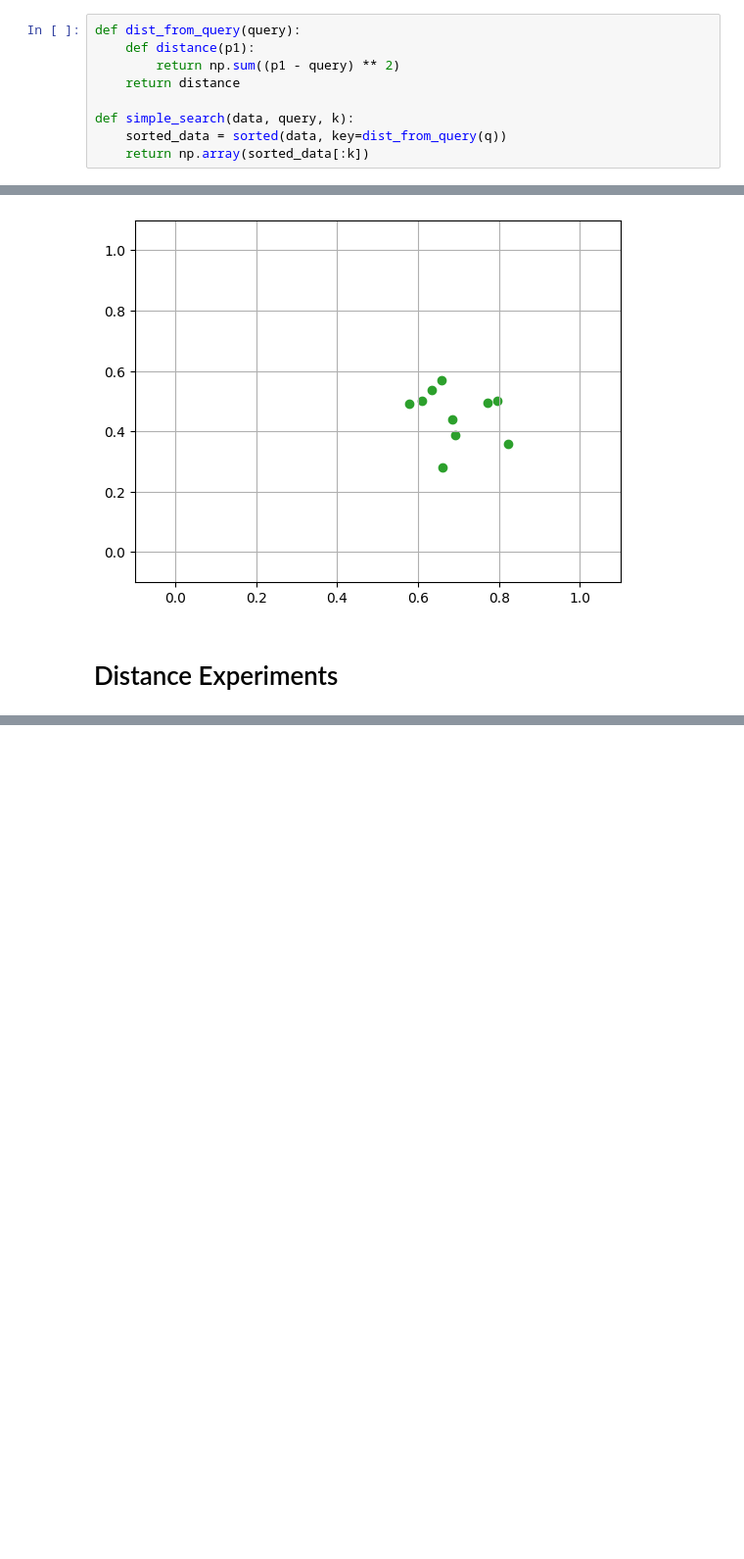
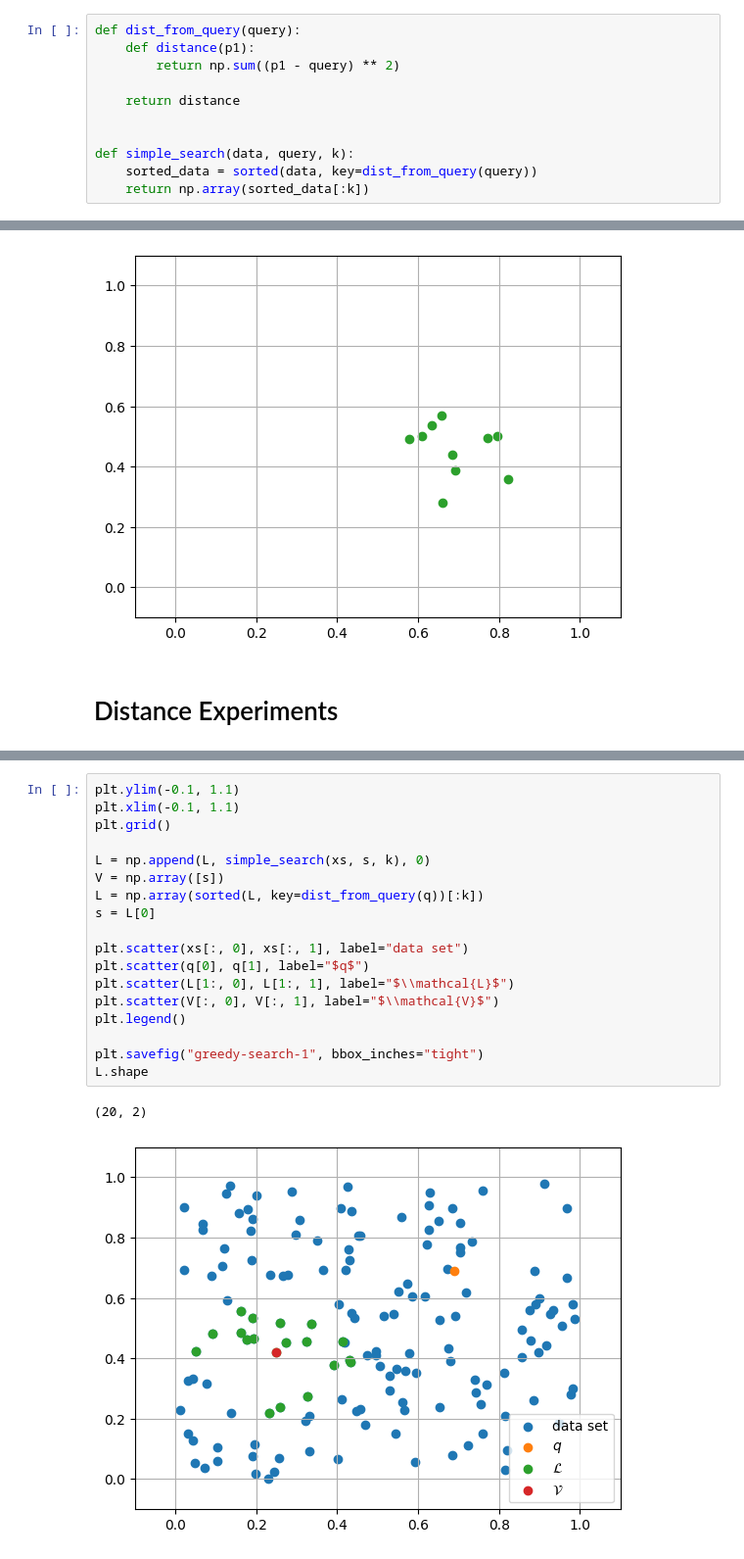
Before and after one commit to nngerncham/swanns, a Jupyter notebook: slides/images/ImageGen.ipynb, the cells around one changed output, grey strips where cells are left out. Shown at 98% size. Saved outputs shown, nothing was run; the diff lists cells and outputs as text; blank space fills up the shorter version.

```diff
--- a/slides/images/ImageGen.ipynb
+++ b/slides/images/ImageGen.ipynb
@@ -10,8 +7,10 @@ np.random.seed(42)
 def dist_from_query(query):
     def distance(p1):
         return np.sum((p1 - query) ** 2)
+
     return distance
 
+
 def simple_search(data, query, k):
-    sorted_data = sorted(data, key=dist_from_query(q))
+    sorted_data = sorted(data, key=dist_from_query(query))
     return np.array(sorted_data[:k])
@@ -115,0 +141,21 @@ d = 9: 1.4202718706089685
+# %%
+plt.ylim(-0.1, 1.1)
+plt.xlim(-0.1, 1.1)
+plt.grid()
+
+L = np.append(L, simple_search(xs, s, k), 0)
+V = np.array([s])
+L = np.array(sorted(L, key=dist_from_query(q))[:k])
+s = L[0]
+
+plt.scatter(xs[:, 0], xs[:, 1], label="data set")
+plt.scatter(q[0], q[1], label="$q$")
+plt.scatter(L[1:, 0], L[1:, 1], label="$\\mathcal{L}$")
+plt.scatter(V[:, 0], V[:, 1], label="$\\mathcal{V}$")
+plt.legend()
+
+plt.savefig("greedy-search-1", bbox_inches="tight")
+L.shape
+# %% [output]
+(20, 2)
+[figure, added]
```
Also changed, not shown: parts of 10 cells of this notebook, 9 other files.
